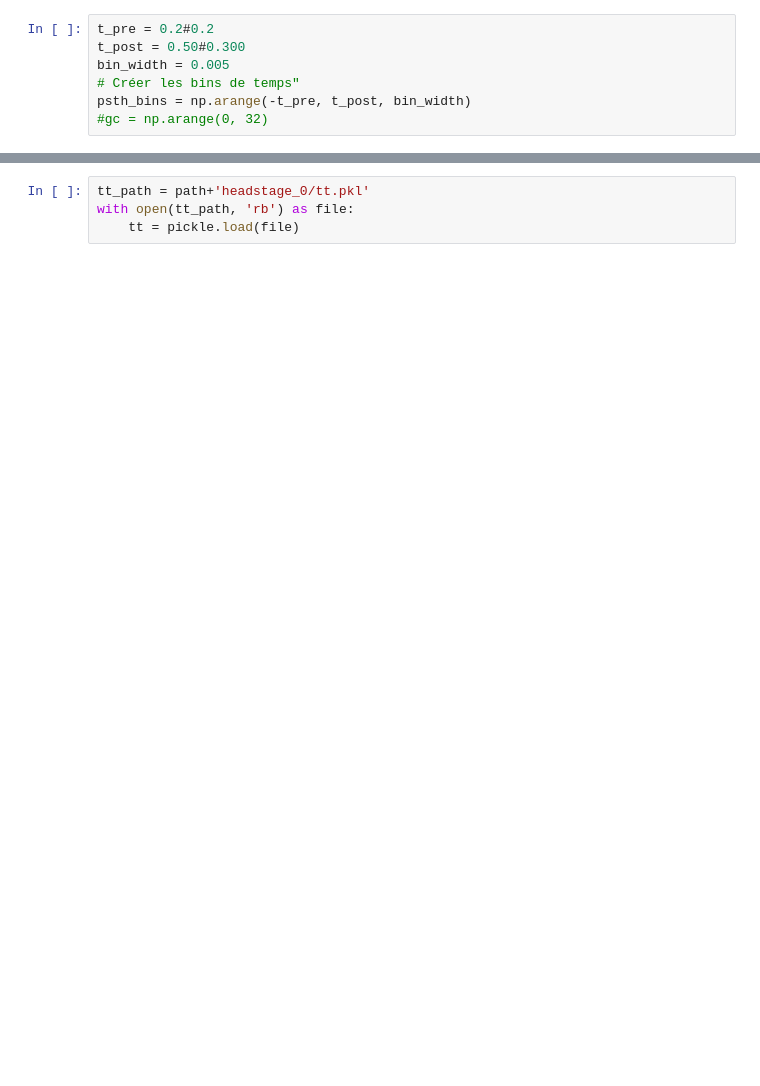
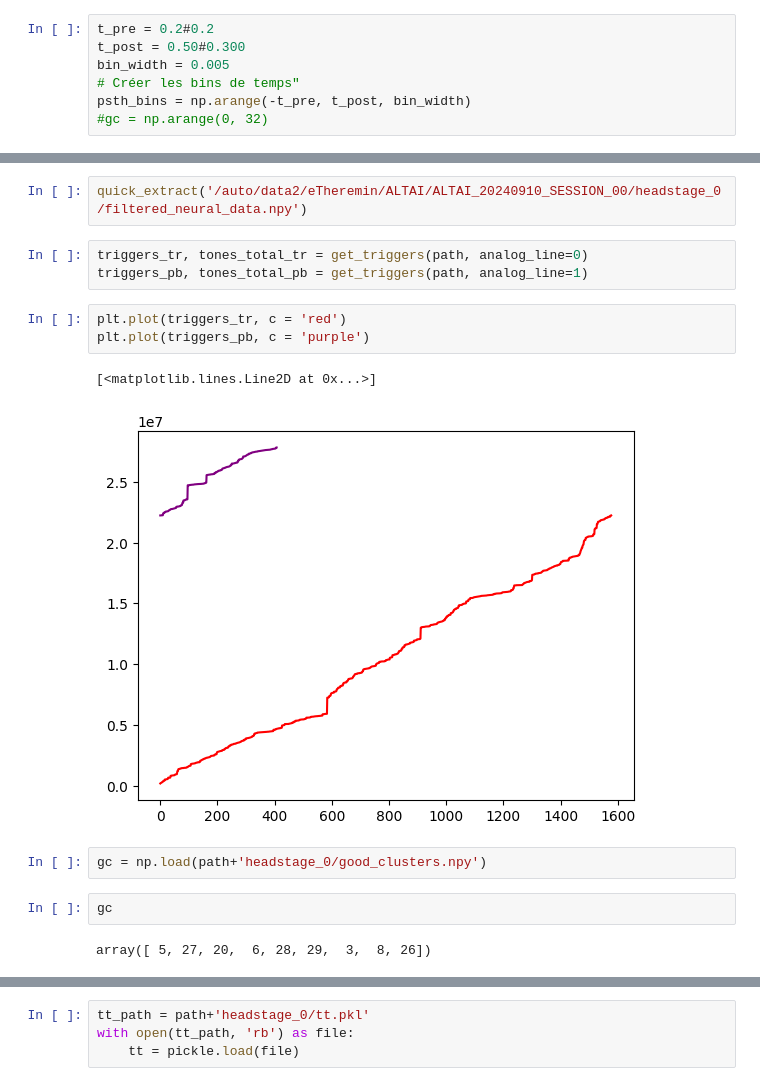
Before and after one commit to felicielevinton/extraction, a Jupyter notebook: test_fichier.ipynb, the cells around one changed output, grey strips where cells are left out. Drawn from its saved outputs; the diff is of its cells as text; blank space fills up the shorter version.

```diff
--- a/test_fichier.ipynb
+++ b/test_fichier.ipynb
@@ -22,0 +118,17 @@ path = '/auto/data2/eTheremin/ALTAI/ALTAI_20240823_SESSION_01/'
+# %%
+quick_extract('/auto/data2/eTheremin/ALTAI/ALTAI_20240910_SESSION_00/headstage_0/filtered_neural_data.npy')
+# %%
+triggers_tr, tones_total_tr = get_triggers(path, analog_line=0)
+triggers_pb, tones_total_pb = get_triggers(path, analog_line=1)
+# %%
+plt.plot(triggers_tr, c = 'red')
+plt.plot(triggers_pb, c = 'purple')
+# %% [output]
+[<matplotlib.lines.Line2D at 0x...>]
+[figure, added]
+# %%
+gc = np.load(path+'headstage_0/good_clusters.npy')
+# %%
+gc
+# %% [output]
+array([ 5, 27, 20,  6, 28, 29,  3,  8, 26])
```
Also changed, not shown: parts of 44 cells of this notebook, 9 other files.
